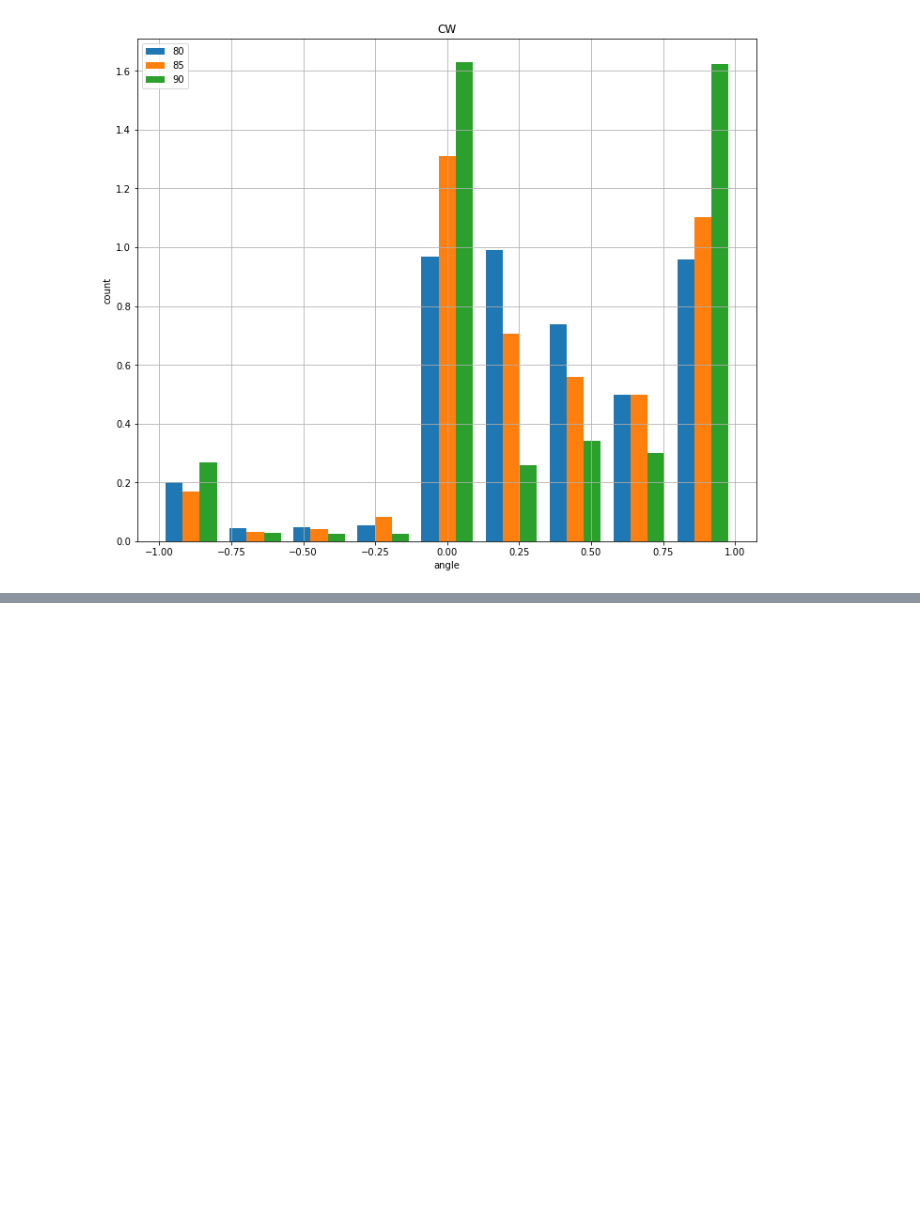
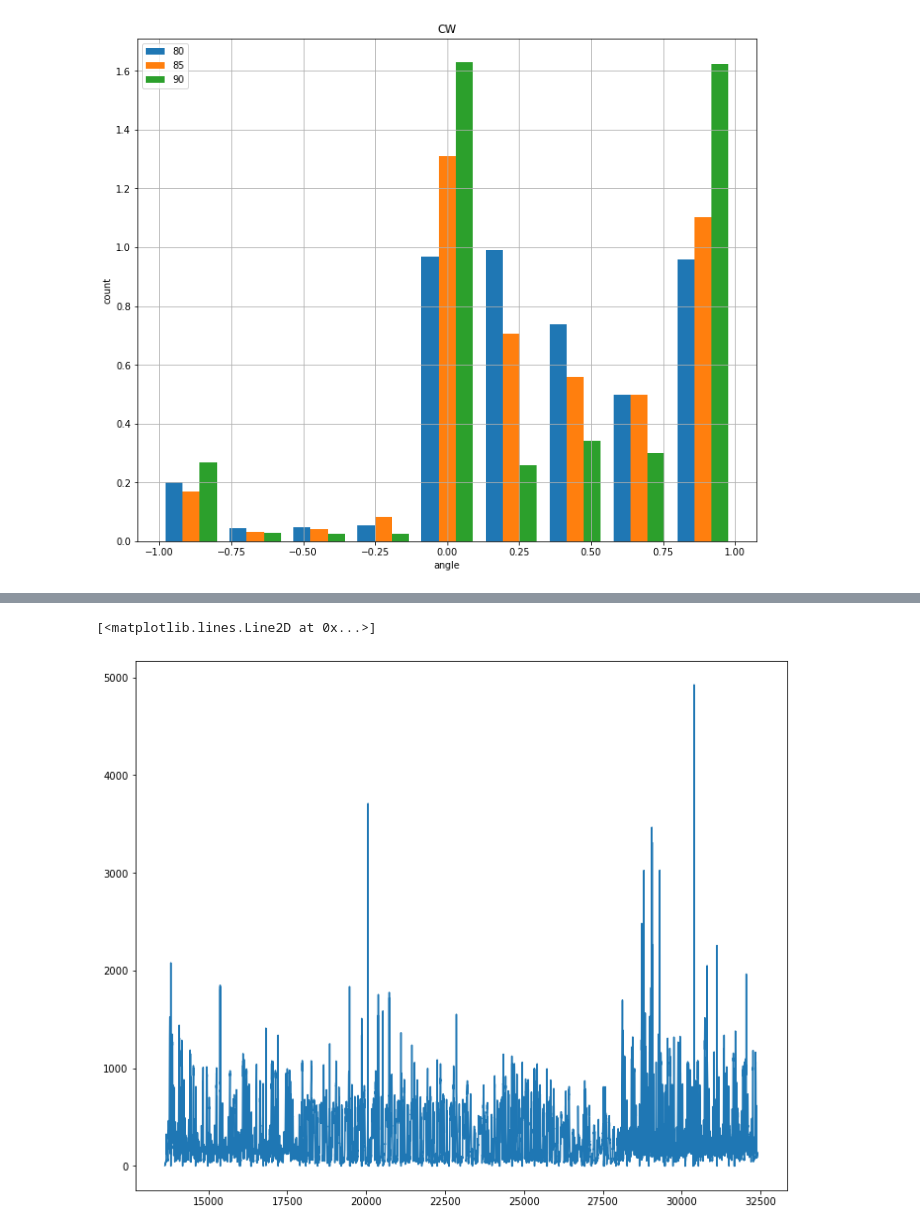
Before and after one commit to kristjanr/dat-sci-master-thesis, a Jupyter notebook: EDA1.ipynb, the cells around one changed output, grey strips where cells are left out. Cells and saved outputs as stored; diff of their text form; code cells hidden in the pictures; blank space fills up the shorter version.

```diff
--- a/EDA1.ipynb
+++ b/EDA1.ipynb
@@ -313,0 +462,5 @@ hist = plot_all(direction, get_angles_for_direction(tub_angles, direction))
+# %%
+plt.plot(df[df.speed == 85].MSE)
+# %% [output]
+[<matplotlib.lines.Line2D at 0x...>]
+[figure, added]
```
Also changed, not shown: parts of 26 cells of this notebook.
